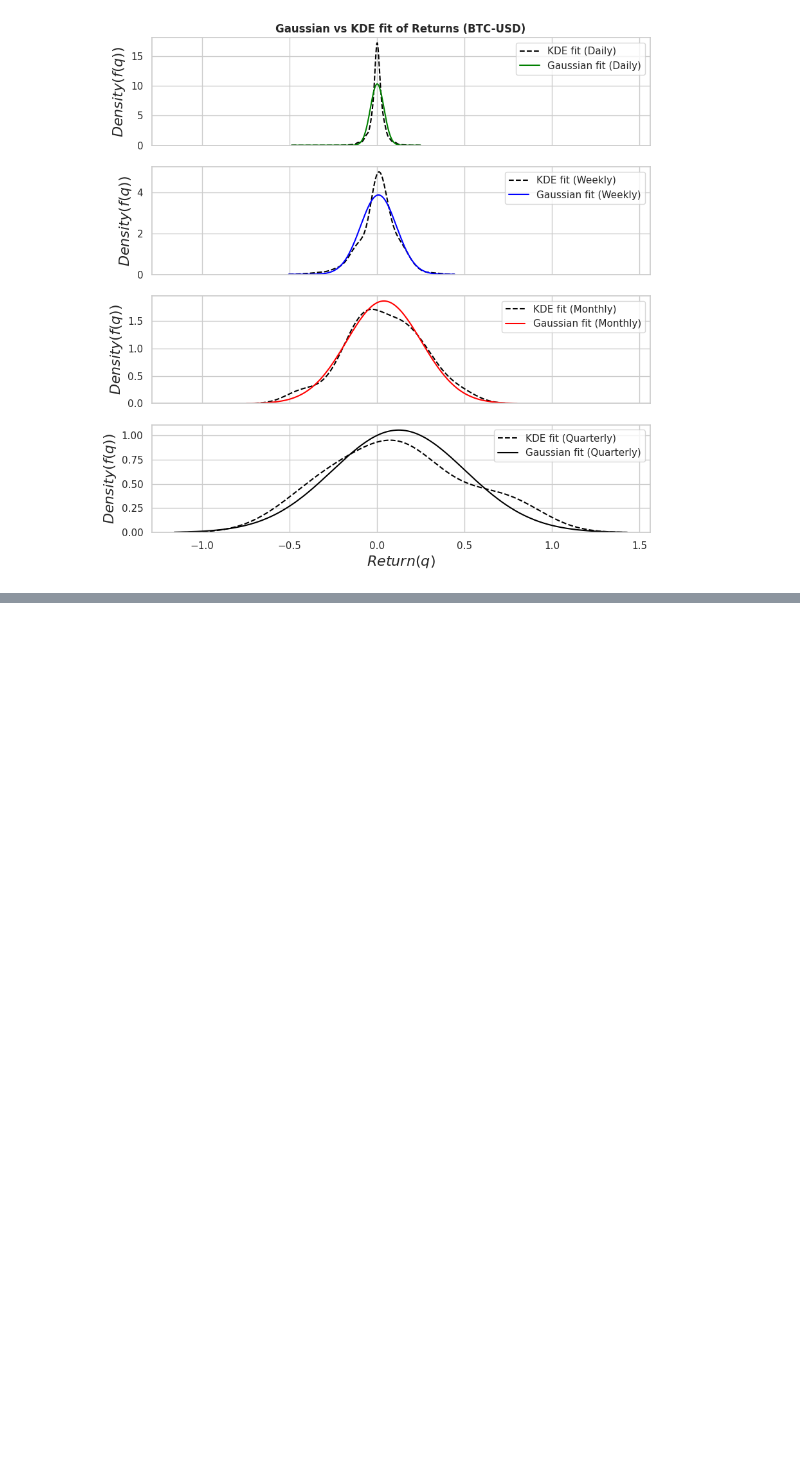
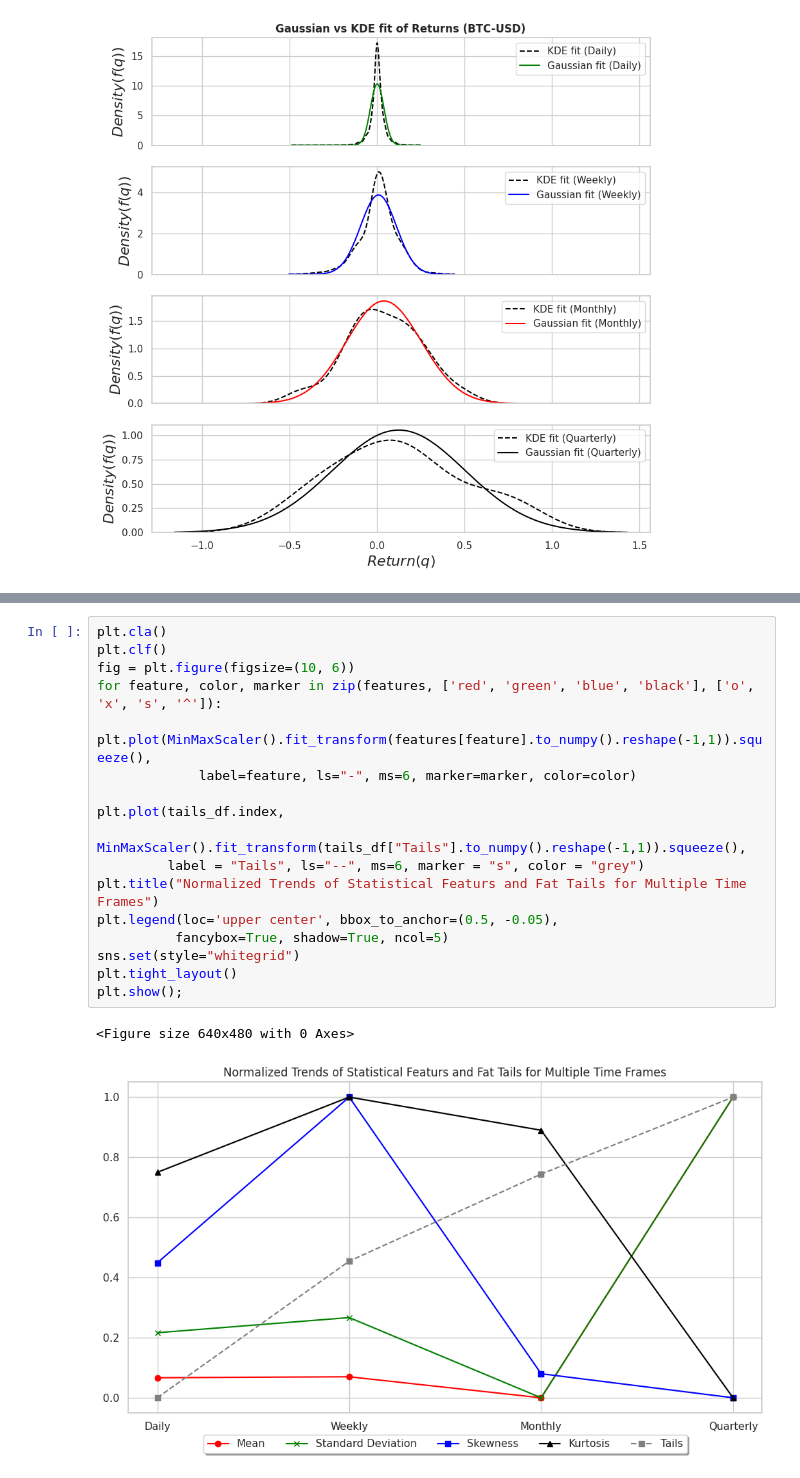
Before and after one commit to amirgholizad/tails_of_distributions, a Jupyter notebook: moving_distributions.ipynb, the cells around one changed output, grey strips where cells are left out. Cells and saved outputs as stored; diff of their text form; blank space fills up the shorter version.

Commit message:
final touches to the plots

```diff
--- a/moving_distributions.ipynb
+++ b/moving_distributions.ipynb
@@ -191,3 +189,23 @@ features.plot()
+# %%
+plt.cla()
+plt.clf()
+fig = plt.figure(figsize=(10, 6))
+for feature, color, marker in zip(features, ['red', 'green', 'blue', 'black'], ['o', 'x', 's', '^']):
+    plt.plot(MinMaxScaler().fit_transform(features[feature].to_numpy().reshape(-1,1)).squeeze(),
+             label=feature, ls="-", ms=6, marker=marker, color=color)
+
+plt.plot(tails_df.index,
+         MinMaxScaler().fit_transform(tails_df["Tails"].to_numpy().reshape(-1,1)).squeeze(),
+         label = "Tails", ls="--", ms=6, marker = "s", color = "grey")
+plt.title("Normalized Trends of Statistical Featurs and Fat Tails for Multiple Time Frames")
+plt.legend(loc='upper center', bbox_to_anchor=(0.5, -0.05),
+          fancybox=True, shadow=True, ncol=5)
+sns.set(style="whitegrid")
+plt.tight_layout()
+plt.show();
+# %% [output]
+<Figure size 640x480 with 0 Axes>
+[figure, added]
 # %%
 corrMatrix3 = pd.DataFrame({"Gaussian/KDE Tails Difference" :
                             MinMaxScaler().fit_transform(tails_df["Tails"].to_numpy().reshape(-1,1)).squeeze(),
```
Also changed, not shown: parts of 11 cells of this notebook, 1 other file.
